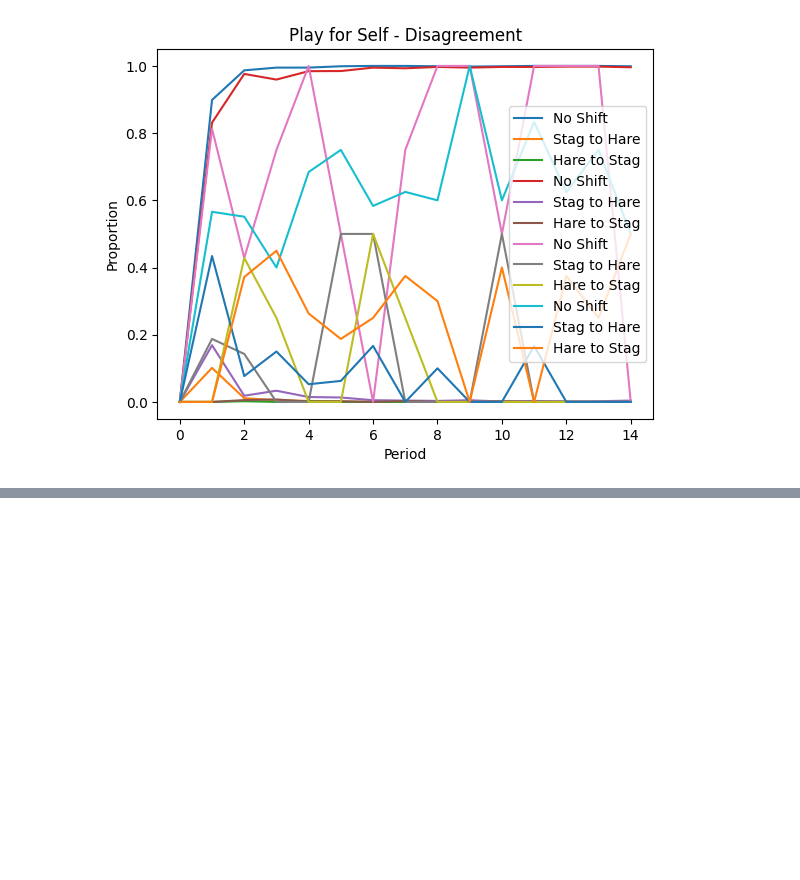
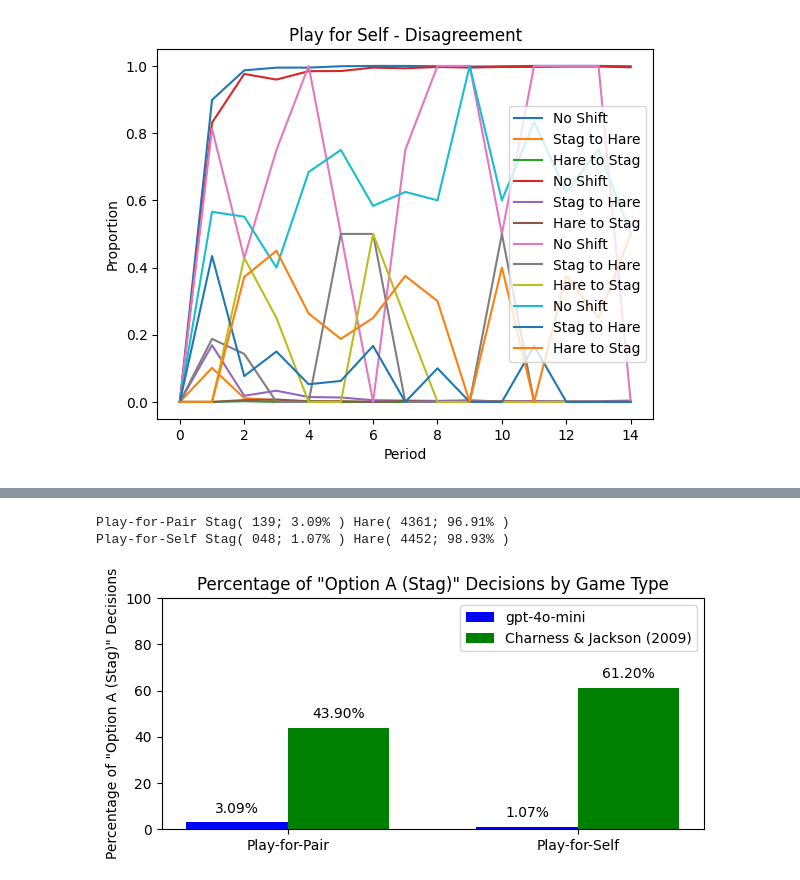
Before and after one commit to Tsangares/llm_responsibility, a Jupyter notebook: replication.ipynb, the cells around one changed output, grey strips where cells are left out. Drawn from its saved outputs; the diff is of its cells as text; code cells hidden in the pictures; blank space fills up the shorter version.

```diff
--- a/replication.ipynb
+++ b/replication.ipynb
@@ -844,0 +852,4 @@ Play for Pair - Agreement     period   shift_label  count  proportion
+# %%
+pp_df = pd.read_csv('./dist/pp_df_1738973049.csv')
+ps_df = pd.read_csv('./dist/ps_df_1738973049.csv')
+pp_df
@@ -844,0 +882,75 @@ Play for Pair - Agreement     period   shift_label  count  proportion
+# %%
+## Percentages
+
+# Play-for-Pair
+pp_total_decisions = len(pp_df)
+pp_yes_decisions = pp_df[pp_df['option_a'] == True].shape[0]
+pp_percentage_yes = (pp_yes_decisions / pp_total_decisions) * 100
+
+# Play-for-Self
+ps_total_decisions = len(ps_df)
+ps_yes_decisions = ps_df[ps_df['option_a'] == True].shape[0]
+ps_percentage_yes = (ps_yes_decisions / ps_total_decisions) * 100
+
+# Your experiment's percentages
+your_percentages = [pp_percentage_yes, ps_percentage_yes]
+
+# Papers Results
+paper_pp_percentage = 43.9
+paper_ps_percentage = 61.2
+
+paper_percentages = [paper_pp_percentage, paper_ps_percentage]
+
+# Data for plotting
+game_types = ['Play-for-Pair', 'Play-for-Self']
+x = np.arange(len(game_types))  # the label locations
+width = 0.35  # the width of the bars
+
+
+def boostrap_errors(df):
+    sample_size = len(df)
+    means = []
+    for _ in range(10_000):
+        sample = df['stag'].sample(sample_size, replace=True)
+        mean = sample.mean()
+        means.append(mean)
+    return np.percentile(means, [2.5, 97.5])
+#pp_df_err = boostrap_errors(pp_df)
+#ps_df_err = boostrap_errors(ps_df)
+#print(pp_df_err)
+#print(ps_df_err)
+
+# Create the bar chart
+plt.figure(figsize=(7, 3))
+rects1 = plt.bar(x - width/2, your_percentages, width, label='gpt-4o-mini', color=['blue'], capsize=5)
+rects2 = plt.bar(x + width/2, paper_percentages, width, label='Charness & Jackson (2009)', color=['green'])
+
+# Add percentage labels on top of the bars
+def autolabel(rects):
+    for rect in rects:
+        height = rect.get_height()
+        plt.annotate(f'{height:.2f}%',
+                     xy=(rect.get_x() + rect.get_width() / 2, height + 1),
+                     xytext=(0, 3),  # 3 points vertical offset
+                     textcoords="offset points",
+                     ha='center', va='bottom')
+
+autolabel(rects1)
+autolabel(rects2)
+
+# Chart formatting
+plt.title('Percentage of "Option A (Stag)" Decisions by Game Type')
+plt.ylabel('Percentage of "Option A (Stag)" Decisions')
+plt.xticks(x, game_types)
+plt.ylim(0, 100)
+plt.legend()
+
+print(f"Play-for-Pair Stag( {pp_yes_decisions:03d}; {pp_yes_decisions/pp_total_decisions:.02%} ) Hare( {pp_total_decisions - pp_yes_decisions:03d}; {(pp_total_decisions - pp_yes_decisions)/pp_total_decisions:.02%} )")
+print(f"Play-for-Self Stag( {ps_yes_decisions:03d}; {ps_yes_decisions/ps_total_decisions:.02%} ) Hare( {ps_total_decisions - ps_yes_decisions:03d}; {(ps_total_decisions - ps_yes_decisions)/ps_total_decisions:.02%} )")
+
+
+plt.show()
+# %% [output]
+Play-for-Pair Stag( 139; 3.09% ) Hare( 4361; 96.91% )
+Play-for-Self Stag( 048; 1.07% ) Hare( 4452; 98.93% )
+[figure, added]
```
Also changed, not shown: parts of 6 cells of this notebook, 6 other files.
